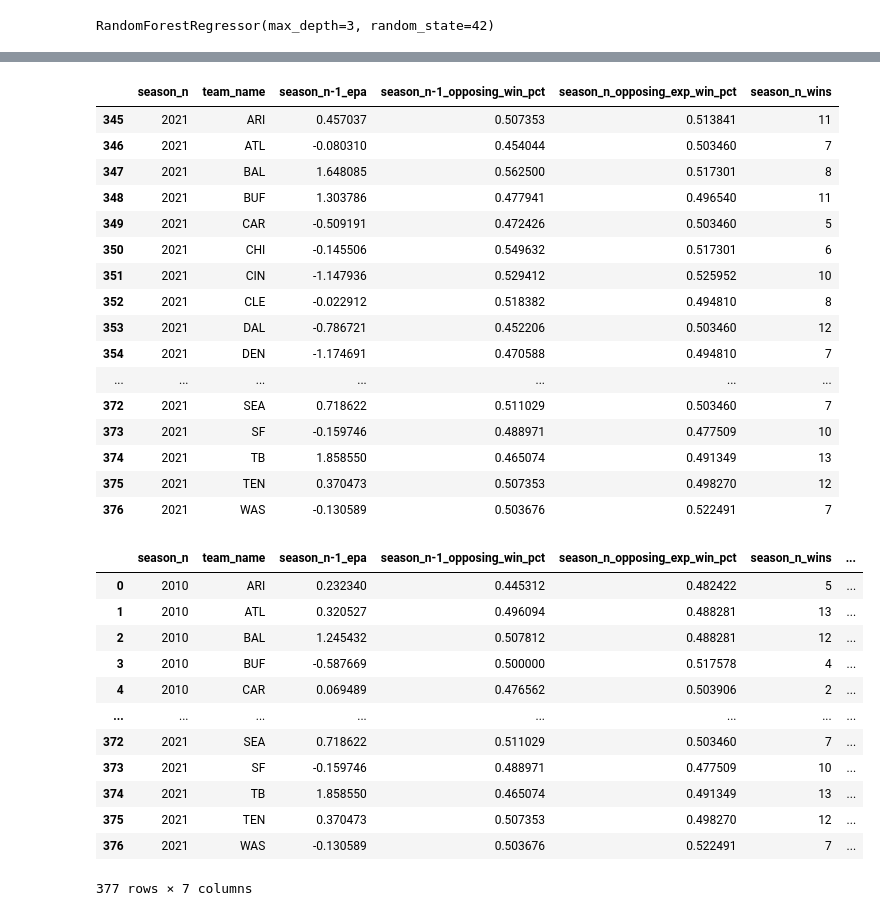
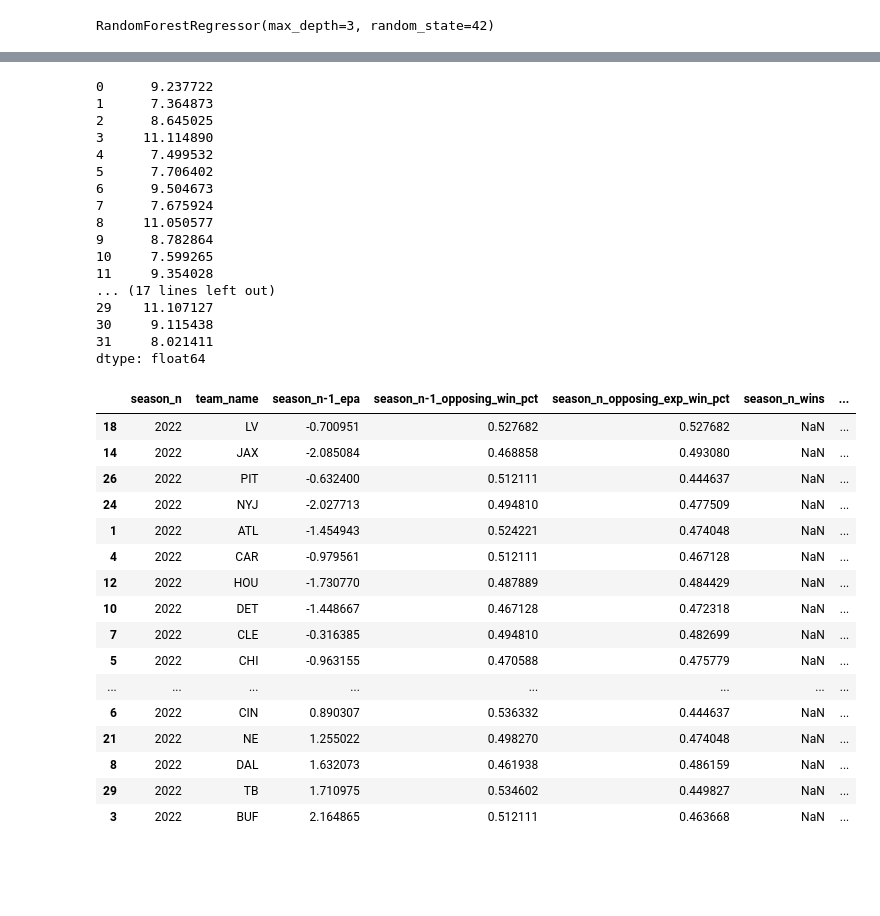
Before and after one commit to keeganheilman/nfl-win-totals, a Jupyter notebook: create_exp_wins_model.ipynb, the cells around one changed output, grey strips where cells are left out. Drawn from its saved outputs; the diff is of its cells as text; code cells hidden in the pictures; blank space fills up the shorter version.

Commit message:
add 2022 predictions

```diff
--- a/create_exp_wins_model.ipynb
+++ b/create_exp_wins_model.ipynb
@@ -30,3 +30,13 @@ groups = nfl_season_df['season_n']
+# %%
+season_df = nfl_season_df[nfl_season_df['season_n'] != CURRENT_YEAR]
+# %%
+def makeXy(season_df):
+    X = season_df[['season_n','season_n-1_epa','season_n-1_opposing_win_pct','season_n_opposing_exp_win_pct']]
+    y = season_df[['season_n_wins']]
+    return X,y
+# %%
+X, y = makeXy(season_df)
+groups = season_df['season_n']
 # %%
 logo = LeaveOneGroupOut()
 logo.get_n_splits(X, y, groups)
@@ -52,0 +61,2 @@ predict_wins = regr.predict(X)
+# %%
+X, y = makeXy(current_season_df)
@@ -53,36 +85,40 @@ predict_wins = regr.predict(X)
 # %%
-nfl_season_df[nfl_season_df['season_n'] == 2021]
+pd.Series(predict_wins)
 # %% [output]
-|  | season_n | team_name | season_n-1_epa | season_n-1_opposing_win_pct | season_n_opposing_exp_win_pct | season_n_wins |
-| 345 | 2021 | ARI | 0.457037 | 0.507353 | 0.513841 | 11 |
-| 346 | 2021 | ATL | -0.080310 | 0.454044 | 0.503460 | 7 |
-| 347 | 2021 | BAL | 1.648085 | 0.562500 | 0.517301 | 8 |
-| 348 | 2021 | BUF | 1.303786 | 0.477941 | 0.496540 | 11 |
-| 349 | 2021 | CAR | -0.509191 | 0.472426 | 0.503460 | 5 |
-| 350 | 2021 | CHI | -0.145506 | 0.549632 | 0.517301 | 6 |
-| 351 | 2021 | CIN | -1.147936 | 0.529412 | 0.525952 | 10 |
-| 352 | 2021 | CLE | -0.022912 | 0.518382 | 0.494810 | 8 |
-| 353 | 2021 | DAL | -0.786721 | 0.452206 | 0.503460 | 12 |
-| 354 | 2021 | DEN | -1.174691 | 0.470588 | 0.494810 | 7 |
-| ... | ... | ... | ... | ... | ... | ... |
-| 372 | 2021 | SEA | 0.718622 | 0.511029 | 0.503460 | 7 |
-| 373 | 2021 | SF | -0.159746 | 0.488971 | 0.477509 | 10 |
-| 374 | 2021 | TB | 1.858550 | 0.465074 | 0.491349 | 13 |
-| 375 | 2021 | TEN | 0.370473 | 0.507353 | 0.498270 | 12 |
-| 376 | 2021 | WAS | -0.130589 | 0.503676 | 0.522491 | 7 |
+0      9.237722
+1      7.364873
+2      8.645025
+3     11.114890
+4      7.499532
+5      7.706402
+6      9.504673
+7      7.675924
+8     11.050577
+9      8.782864
+10     7.599265
+11     9.354028
+... (17 lines left out)
+29    11.107127
+30     9.115438
+31     8.021411
+dtype: float64
 # %%
-pd.concat([nfl_season_df, pd.Series(predict_wins)], axis=1)
+pd.concat([current_season_df, pd.Series(predict_wins, name='predicted_wins')],axis=1).sort_values('predicted_wins')
 # %% [output]
 |  | season_n | team_name | season_n-1_epa | season_n-1_opposing_win_pct | season_n_opposing_exp_win_pct | season_n_wins | ... |
-| 0 | 2010 | ARI | 0.232340 | 0.445312 | 0.482422 | 5 | ... |
-| 1 | 2010 | ATL | 0.320527 | 0.496094 | 0.488281 | 13 | ... |
-| 2 | 2010 | BAL | 1.245432 | 0.507812 | 0.488281 | 12 | ... |
-| 3 | 2010 | BUF | -0.587669 | 0.500000 | 0.517578 | 4 | ... |
-| 4 | 2010 | CAR | 0.069489 | 0.476562 | 0.503906 | 2 | ... |
+| 18 | 2022 | LV | -0.700951 | 0.527682 | 0.527682 | NaN | ... |
+| 14 | 2022 | JAX | -2.085084 | 0.468858 | 0.493080 | NaN | ... |
+| 26 | 2022 | PIT | -0.632400 | 0.512111 | 0.444637 | NaN | ... |
+| 24 | 2022 | NYJ | -2.027713 | 0.494810 | 0.477509 | NaN | ... |
+| 1 | 2022 | ATL | -1.454943 | 0.524221 | 0.474048 | NaN | ... |
+| 4 | 2022 | CAR | -0.979561 | 0.512111 | 0.467128 | NaN | ... |
+| 12 | 2022 | HOU | -1.730770 | 0.487889 | 0.484429 | NaN | ... |
+| 10 | 2022 | DET | -1.448667 | 0.467128 | 0.472318 | NaN | ... |
+| 7 | 2022 | CLE | -0.316385 | 0.494810 | 0.482699 | NaN | ... |
+| 5 | 2022 | CHI | -0.963155 | 0.470588 | 0.475779 | NaN | ... |
 | ... | ... | ... | ... | ... | ... | ... | ... |
-| 372 | 2021 | SEA | 0.718622 | 0.511029 | 0.503460 | 7 | ... |
-| 373 | 2021 | SF | -0.159746 | 0.488971 | 0.477509 | 10 | ... |
-| 374 | 2021 | TB | 1.858550 | 0.465074 | 0.491349 | 13 | ... |
-| 375 | 2021 | TEN | 0.370473 | 0.507353 | 0.498270 | 12 | ... |
-| 376 | 2021 | WAS | -0.130589 | 0.503676 | 0.522491 | 7 | ... |
+| 6 | 2022 | CIN | 0.890307 | 0.536332 | 0.444637 | NaN | ... |
+| 21 | 2022 | NE | 1.255022 | 0.498270 | 0.474048 | NaN | ... |
+| 8 | 2022 | DAL | 1.632073 | 0.461938 | 0.486159 | NaN | ... |
+| 29 | 2022 | TB | 1.710975 | 0.534602 | 0.449827 | NaN | ... |
+| 3 | 2022 | BUF | 2.164865 | 0.512111 | 0.463668 | NaN | ... |
-377 rows × 7 columns
```
Also changed, not shown: parts of 11 cells of this notebook, 1 other file.
